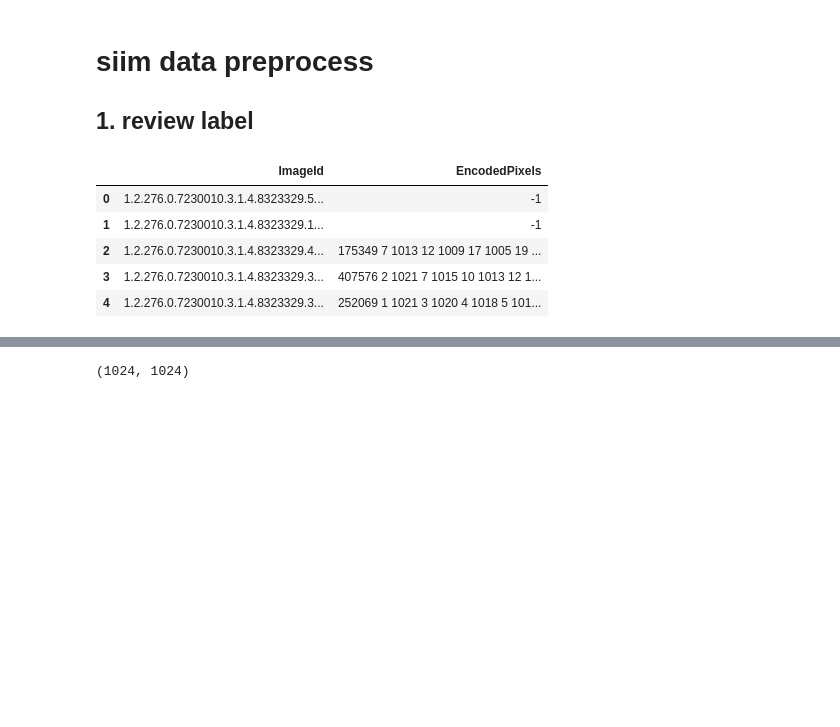
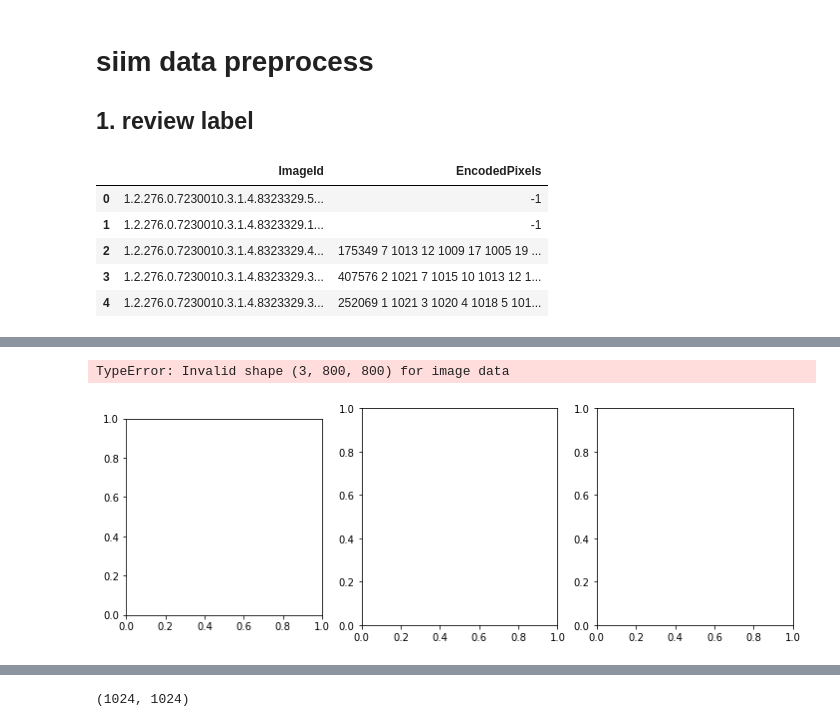
Before and after one commit to xiedidan/siim-pneumothorax, a Jupyter notebook: data-preprocess.ipynb, the cells around one changed output, grey strips where cells are left out. Cells and saved outputs as stored; diff of their text form; code cells hidden in the pictures; blank space fills up the shorter version.

```diff
--- a/data-preprocess.ipynb
+++ b/data-preprocess.ipynb
@@ -136,0 +139,10 @@ anno_df.head(5)
+# %%
+# unique ids
+unique_id_list = np.array(list(set(list(anno_df['ImageId']))))
+
+mask_df = anno_df[anno_df['EncodedPixels']!='-1']
+mask_id_list = list(mask_df['ImageId'])
+
+unique_mask_id_list = list(set(mask_id_list))
+
+print('all uniq ids: {}, masked uniq ids: {}'.format(len(unique_id_list), len(unique_mask_id_list)))
@@ -136,0 +183,69 @@ anno_df.head(5)
+# %%
+import imgaug as ia
+import imgaug.augmenters as iaa
+from imgaug.augmentables.bbs import BoundingBox, BoundingBoxesOnImage
+from imgaug.augmentables.segmaps import SegmentationMapOnImage
+
+from dataset import SIIM_MaskRCNN_Dataset
+
+# actual train aug
+train_aug = iaa.Sequential(
+    [
+        iaa.Sometimes(0.5, iaa.ContrastNormalization((0.5, 1.5))),
+        iaa.Sometimes(0.5,iaa.GaussianBlur(sigma=(0.0, 0.75))),
+        iaa.Fliplr(0.5),
+        iaa.Sometimes(
+            0.5,
+            iaa.CropAndPad(
+                percent=(-0.05, 0.1),
+                pad_mode=ia.ALL,
+                pad_cval=0
+            )
+        ),
+        iaa.Sometimes(
+            0.5,
+            iaa.Affine(
+                scale={"x": (0.9, 1.1), "y": (0.9, 1.1)},
+                translate_percent={"x": (-0.1, 0.1), "y": (-0.1, 0.1)},
+                rotate=(-15, 15),
+                shear=(-10, 10),
+                order=[1],
+                cval=0,
+                mode=ia.ALL
+            )
+        ),
+        iaa.Sometimes(
+            0.5,
+            iaa.OneOf([
+                iaa.AdditiveGaussianNoise(scale=(0, 0.025*1)),
+                iaa.Dropout(p=(0, 0.05)),
+            ])
+        ),
+    ]
+)
+
+dataset_train = SIIM_MaskRCNN_Dataset(
+    os.path.join(data_path, "train-rle.csv"),
+    os.path.join(data_path, 'train_png'),
+    os.path.join(data_path, 'SIIM_5-FOLD_POS'),
+    fold=0,
+    phrase='train',
+    height=800,
+    width=800,
+    aug=train_aug
+)
+
+# let's load and watch some sample
+sample_count = 5
+
+for i, data in enumerate(dataset_train):
+    img, target = data
+    target['masks'] = target['masks'] * 255
+
+    plot_sample(img.cpu().numpy(), target=target)
+
+    if i == sample_count - 1:
+        break
+# %% [output]
+TypeError: Invalid shape (3, 800, 800) for image data
+[figure, added]
```
Also changed, not shown: parts of 6 cells of this notebook, 2 other files.
